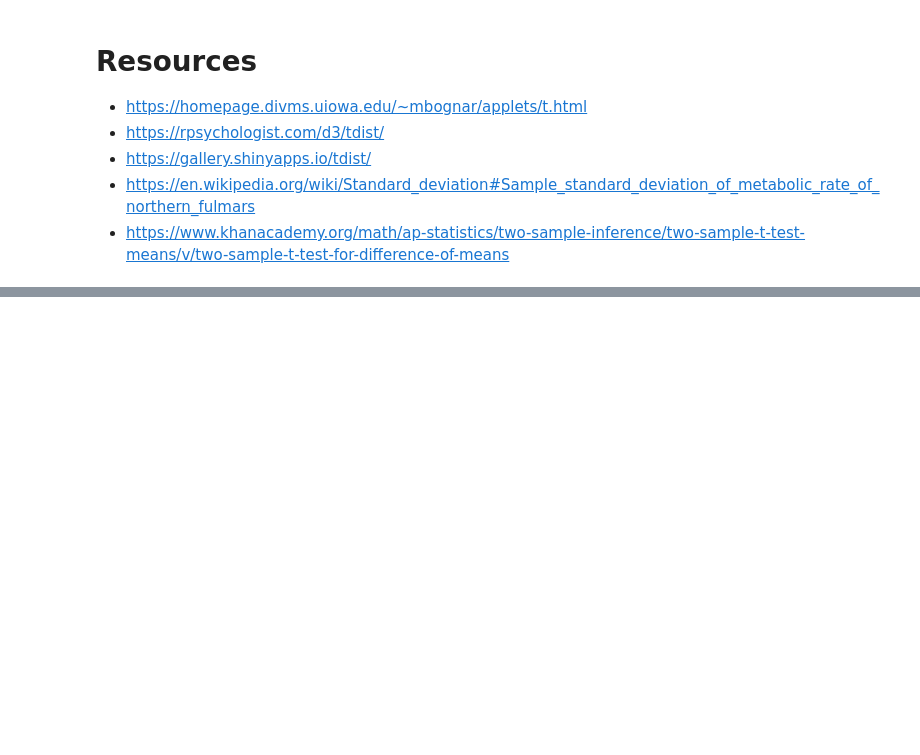
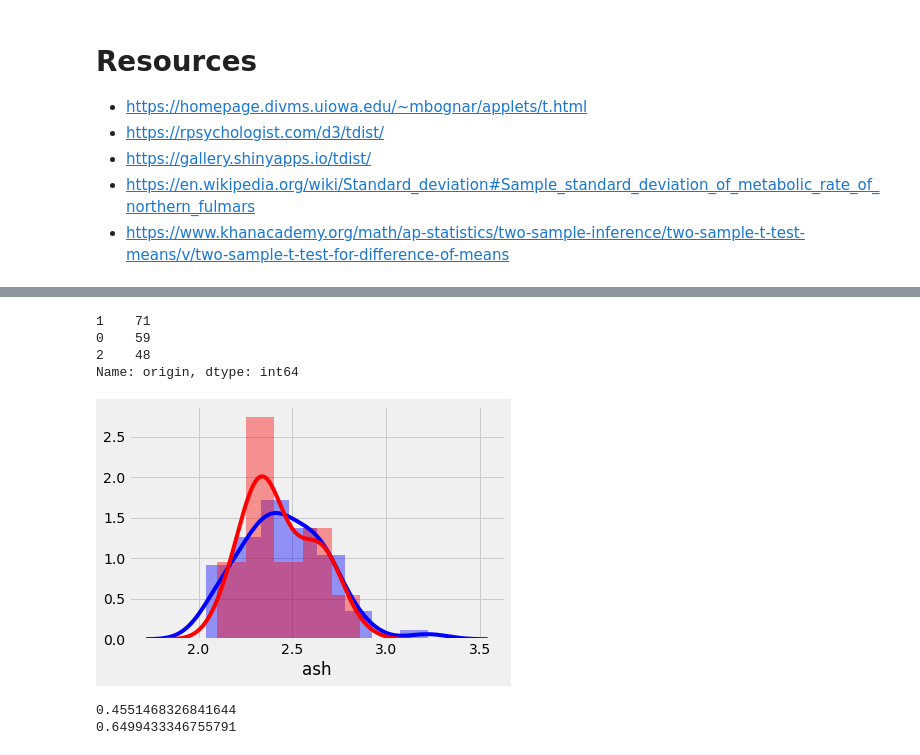
Before and after one commit to ngriggs/DS-Unit-1-Sprint-3-Statistical-Tests-and-Experiments, a Jupyter notebook: module1-statistics-probability-and-inference/LS_DS_131_Statistics_Probability_and_Inference.ipynb, the cells around one changed output, grey strips where cells are left out. Drawn from its saved outputs; the diff is of its cells as text; code cells hidden in the pictures; blank space fills up the shorter version.

```diff
--- a/module1-statistics-probability-and-inference/LS_DS_131_Statistics_Probability_and_Inference.ipynb
+++ b/module1-statistics-probability-and-inference/LS_DS_131_Statistics_Probability_and_Inference.ipynb
@@ -184,3 +184,7 @@ sns.distplot(burnerB, color='b')
 - https://gallery.shinyapps.io/tdist/
 - https://en.wikipedia.org/wiki/Standard_deviation#Sample_standard_deviation_of_metabolic_rate_of_northern_fulmars
 - https://www.khanacademy.org/math/ap-statistics/two-sample-inference/two-sample-t-test-means/v/two-sample-t-test-for-difference-of-means
+# %%
+from sklearn.datasets import load_wine
+X = load_wine()
+X
@@ -186,0 +209,7 @@ sns.distplot(burnerB, color='b')
+# %%
+import pandas as pd
+
+wine = pd.DataFrame(X['data'], columns = X['feature_names'])
+wine['origin'] = X['target']
+print(wine.shape)
+wine.head()
@@ -186,0 +224,19 @@ sns.distplot(burnerB, color='b')
+# %%
+wine.origin.value_counts()
+# %% [output]
+1    71
+0    59
+2    48
+Name: origin, dtype: int64
+# %%
+sns.distplot(wine[wine['origin'] == 0]['ash'], color = 'b')
+sns.distplot(wine[wine['origin'] == 2]['ash'], color = 'r');
+# %% [output]
+[figure, added]
+# %%
+tstat, pvalue = ttest_ind(wine[wine['origin'] == 0]['ash'], wine[wine['origin'] == 2]['ash'])
+print(tstat)
+print(pvalue)
+# %% [output]
+0.4551468326841644
+0.6499433346755791
```
Also changed, not shown: parts of 5 cells of this notebook.
